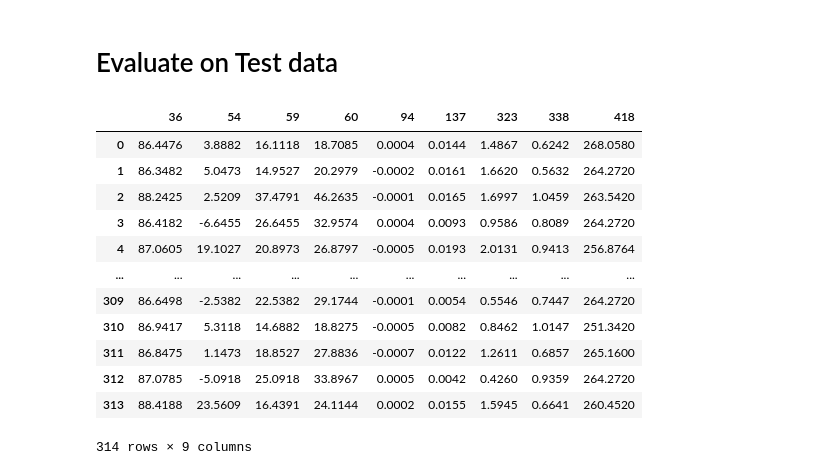
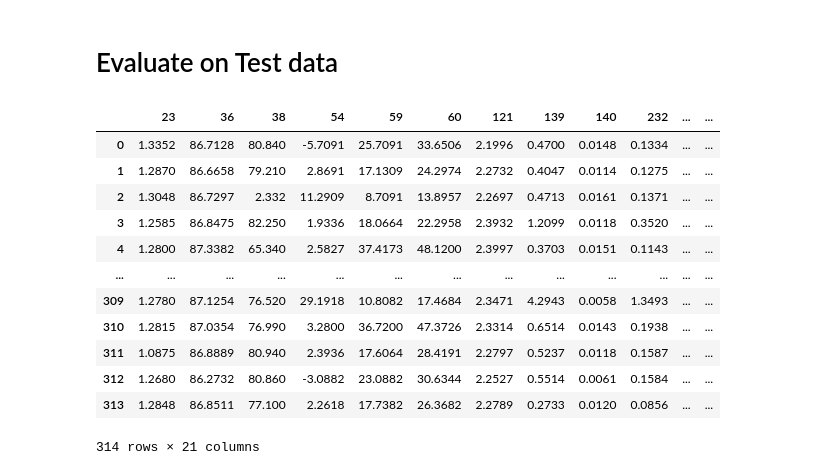
Before and after one commit to Himanshu-Dharma/secom_mpmd, a Jupyter notebook: Team_2_SECOM_Pres_2_(Michael).ipynb, the cells around one changed output. Cells and saved outputs as stored; diff of their text form; code cells hidden in the pictures.

```diff
--- a/Team_2_SECOM_Pres_2_(Michael).ipynb
+++ b/Team_2_SECOM_Pres_2_(Michael).ipynb
@@ -284,4 +284,8 @@ Name: result, dtype: int64
 # %% [markdown]
 # Rough feature removal
 # %%
-threshold = .55*(len(df_train_data))
+threshold = int(len(df_train_data) - .55*(len(df_train_data)))
+#TODO: come up with better va"riable name
+#      and refactor in the "Split the data" section
+df_train_dropped = df_train_data.dropna(axis=1, thresh=threshold)
+df_train_dropped
@@ -409,13 +419,13 @@ forest = RandomForestClassifier(
    n_jobs = -1,
    max_depth = 5,
    n_estimators=500,
-   random_state=1
+   random_state=2
 )
 boruta = BorutaPy(
    estimator = forest,
-   n_estimators = 'auto',
+   n_estimators = 250,
    max_iter = 100, # number of trials to perform
-   random_state=3
+   random_state=4
 )
 ### fit Boruta (it accepts np.array, not pd.DataFrame)
 boruta.fit(np.array(knn_imputed_df), np.array(y_train))
@@ -520,22 +549,22 @@ X_train_boruta
 # %%
 X_test_dropped = df_test_data[X_rough.drop(['result','date','time'],axis=1).columns]
 X_test_imputed = pd.DataFrame(imputer.transform(X_test_dropped))
-X_test_boruta = X_test_imputed[[i for i in green_area]]
+X_test_boruta = (X_test_imputed[[i for i in green_area]]).join(X_test_imputed[[i for i in blue_area]])
 X_test_boruta
 # %% [output]
-|  | 36 | 54 | 59 | 60 | 94 | 137 | 323 | 338 | 418 |
-| 0 | 86.4476 | 3.8882 | 16.1118 | 18.7085 | 0.0004 | 0.0144 | 1.4867 | 0.6242 | 268.0580 |
-| 1 | 86.3482 | 5.0473 | 14.9527 | 20.2979 | -0.0002 | 0.0161 | 1.6620 | 0.5632 | 264.2720 |
-| 2 | 88.2425 | 2.5209 | 37.4791 | 46.2635 | -0.0001 | 0.0165 | 1.6997 | 1.0459 | 263.5420 |
-| 3 | 86.4182 | -6.6455 | 26.6455 | 32.9574 | 0.0004 | 0.0093 | 0.9586 | 0.8089 | 264.2720 |
-| 4 | 87.0605 | 19.1027 | 20.8973 | 26.8797 | -0.0005 | 0.0193 | 2.0131 | 0.9413 | 256.8764 |
-| ... | ... | ... | ... | ... | ... | ... | ... | ... | ... |
-| 309 | 86.6498 | -2.5382 | 22.5382 | 29.1744 | -0.0001 | 0.0054 | 0.5546 | 0.7447 | 264.2720 |
-| 310 | 86.9417 | 5.3118 | 14.6882 | 18.8275 | -0.0005 | 0.0082 | 0.8462 | 1.0147 | 251.3420 |
-| 311 | 86.8475 | 1.1473 | 18.8527 | 27.8836 | -0.0007 | 0.0122 | 1.2611 | 0.6857 | 265.1600 |
-| 312 | 87.0785 | -5.0918 | 25.0918 | 33.8967 | 0.0005 | 0.0042 | 0.4260 | 0.9359 | 264.2720 |
-| 313 | 88.4188 | 23.5609 | 16.4391 | 24.1144 | 0.0002 | 0.0155 | 1.5945 | 0.6641 | 260.4520 |
+|  | 23 | 36 | 38 | 54 | 59 | 60 | 121 | 139 | 140 | 232 | ... | ... |
+| 0 | 1.3352 | 86.7128 | 80.840 | -5.7091 | 25.7091 | 33.6506 | 2.1996 | 0.4700 | 0.0148 | 0.1334 | ... | ... |
+| 1 | 1.2870 | 86.6658 | 79.210 | 2.8691 | 17.1309 | 24.2974 | 2.2732 | 0.4047 | 0.0114 | 0.1275 | ... | ... |
+| 2 | 1.3048 | 86.7297 | 2.332 | 11.2909 | 8.7091 | 13.8957 | 2.2697 | 0.4713 | 0.0161 | 0.1371 | ... | ... |
+| 3 | 1.2585 | 86.8475 | 82.250 | 1.9336 | 18.0664 | 22.2958 | 2.3932 | 1.2099 | 0.0118 | 0.3520 | ... | ... |
+| 4 | 1.2800 | 87.3382 | 65.340 | 2.5827 | 37.4173 | 48.1200 | 2.3997 | 0.3703 | 0.0151 | 0.1143 | ... | ... |
+| ... | ... | ... | ... | ... | ... | ... | ... | ... | ... | ... | ... | ... |
+| 309 | 1.2780 | 87.1254 | 76.520 | 29.1918 | 10.8082 | 17.4684 | 2.3471 | 4.2943 | 0.0058 | 1.3493 | ... | ... |
+| 310 | 1.2815 | 87.0354 | 76.990 | 3.2800 | 36.7200 | 47.3726 | 2.3314 | 0.6514 | 0.0143 | 0.1938 | ... | ... |
+| 311 | 1.0875 | 86.8889 | 80.940 | 2.3936 | 17.6064 | 28.4191 | 2.2797 | 0.5237 | 0.0118 | 0.1587 | ... | ... |
+| 312 | 1.2680 | 86.2732 | 80.860 | -3.0882 | 23.0882 | 30.6344 | 2.2527 | 0.5514 | 0.0061 | 0.1584 | ... | ... |
+| 313 | 1.2848 | 86.8511 | 77.100 | 2.2618 | 17.7382 | 26.3682 | 2.2789 | 0.2733 | 0.0120 | 0.0856 | ... | ... |
-314 rows × 9 columns
+314 rows × 21 columns
 # %%
 rf_clf = RandomForestClassifier(
    n_jobs = -1,
```
Also changed, not shown: parts of 17 cells of this notebook.
